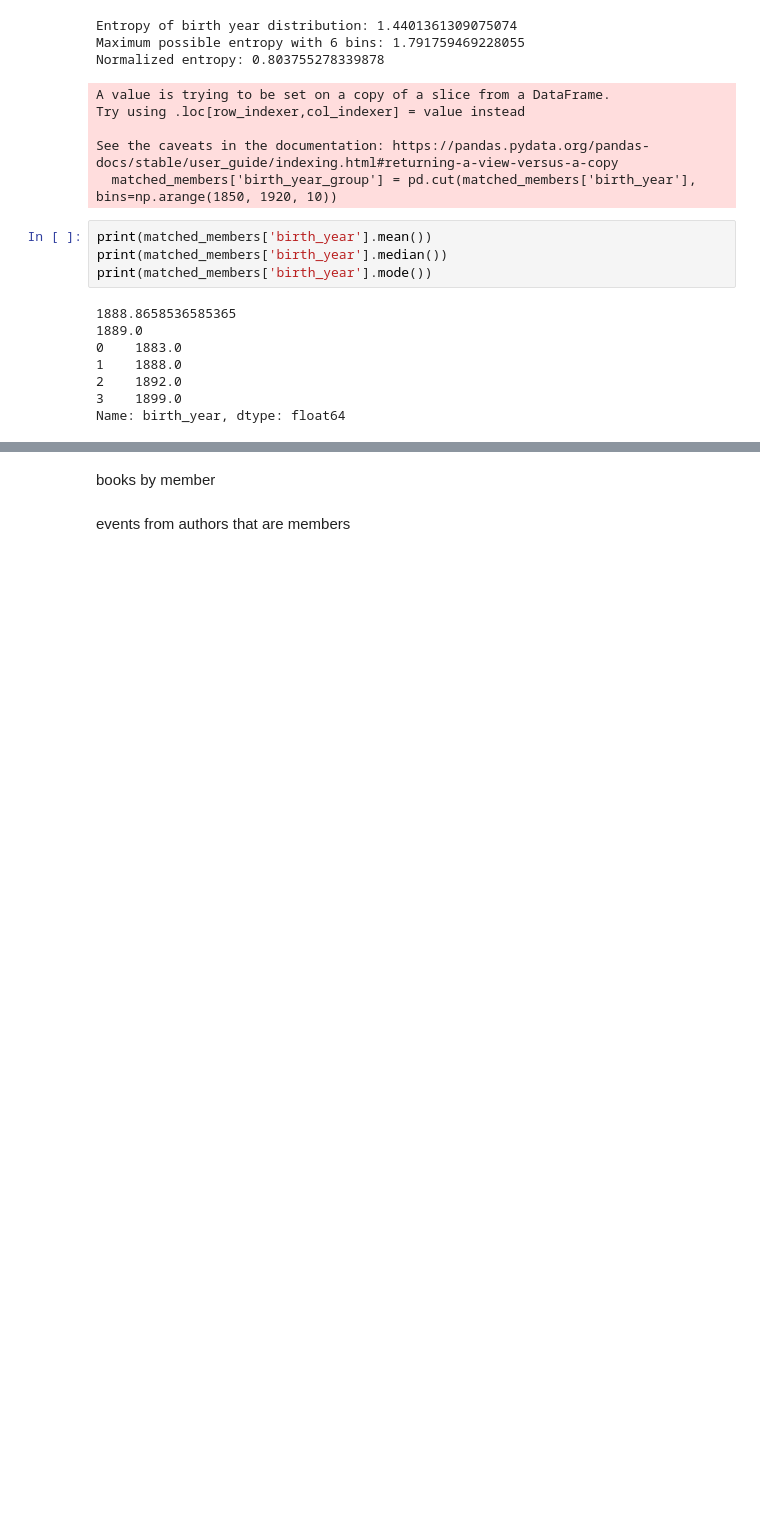
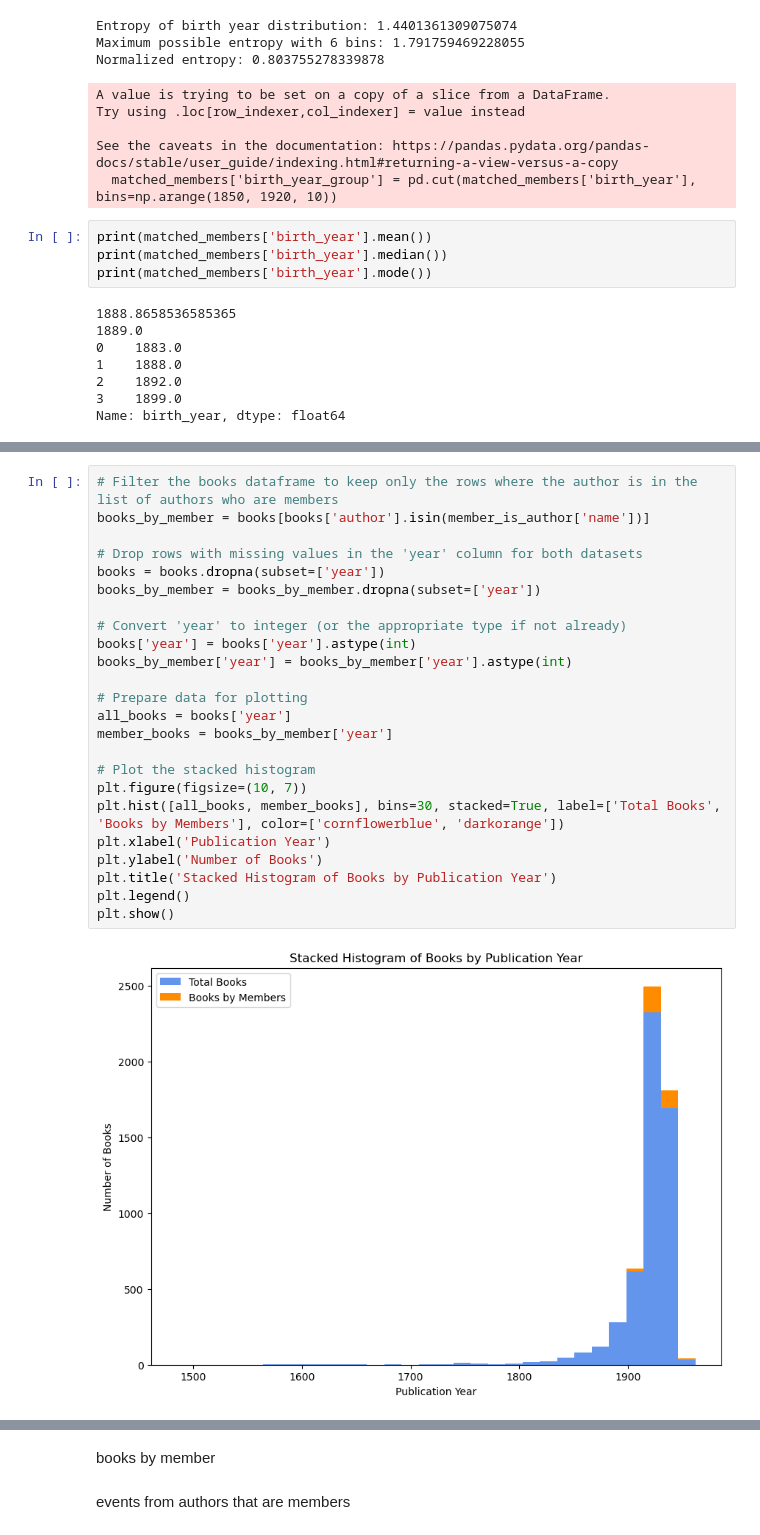
Before and after one commit to dittm/data-science-submission, a Jupyter notebook: analysis/eda.ipynb, the cells around one changed output, grey strips where cells are left out. Cells and saved outputs as stored; diff of their text form; blank space fills up the shorter version.

```diff
--- a/analysis/eda.ipynb
+++ b/analysis/eda.ipynb
@@ -416,0 +481,26 @@ plt.show()
+# %%
+# Filter the books dataframe to keep only the rows where the author is in the list of authors who are members
+books_by_member = books[books['author'].isin(member_is_author['name'])]
+
+# Drop rows with missing values in the 'year' column for both datasets
+books = books.dropna(subset=['year'])
+books_by_member = books_by_member.dropna(subset=['year'])
+
+# Convert 'year' to integer (or the appropriate type if not already)
+books['year'] = books['year'].astype(int)
+books_by_member['year'] = books_by_member['year'].astype(int)
+
+# Prepare data for plotting
+all_books = books['year']
+member_books = books_by_member['year']
+
+# Plot the stacked histogram
+plt.figure(figsize=(10, 7))
+plt.hist([all_books, member_books], bins=30, stacked=True, label=['Total Books', 'Books by Members'], color=['cornflowerblue', 'darkorange'])
+plt.xlabel('Publication Year')
+plt.ylabel('Number of Books')
+plt.title('Stacked Histogram of Books by Publication Year')
+plt.legend()
+plt.show()
+# %% [output]
+[figure, added]
```
Also changed, not shown: parts of 96 cells of this notebook, 1 other file.
